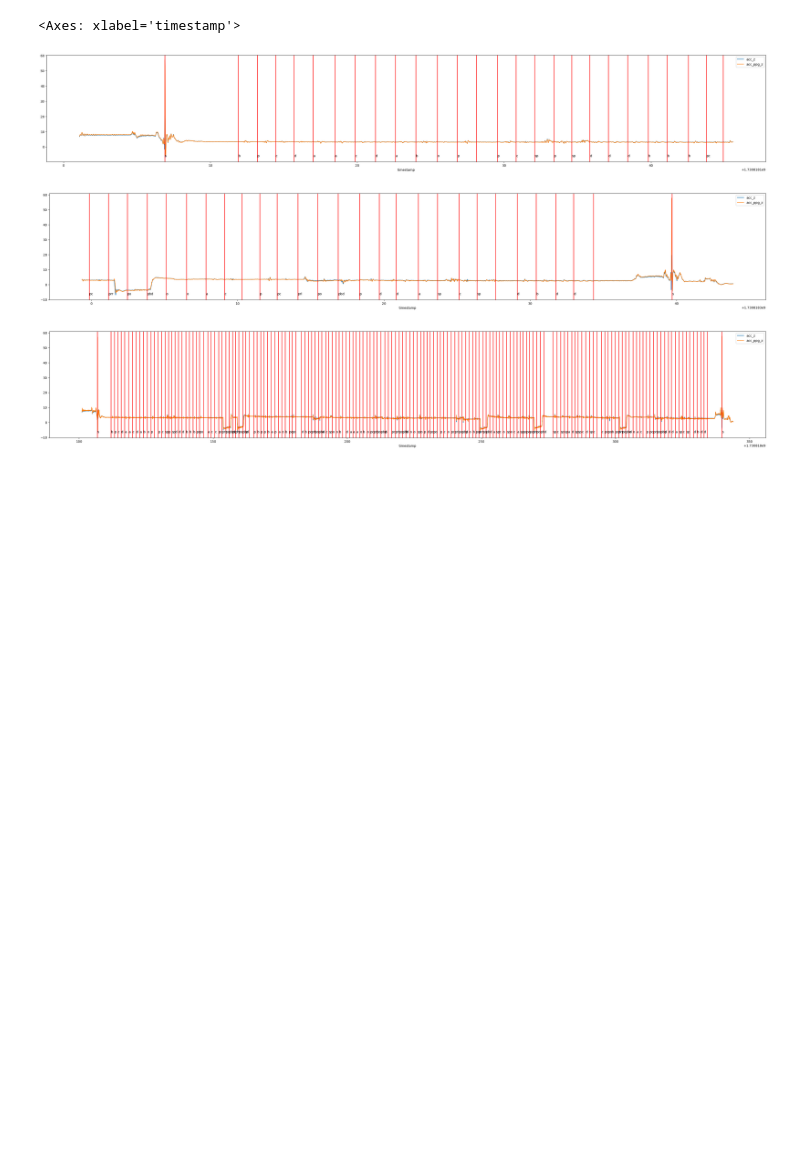
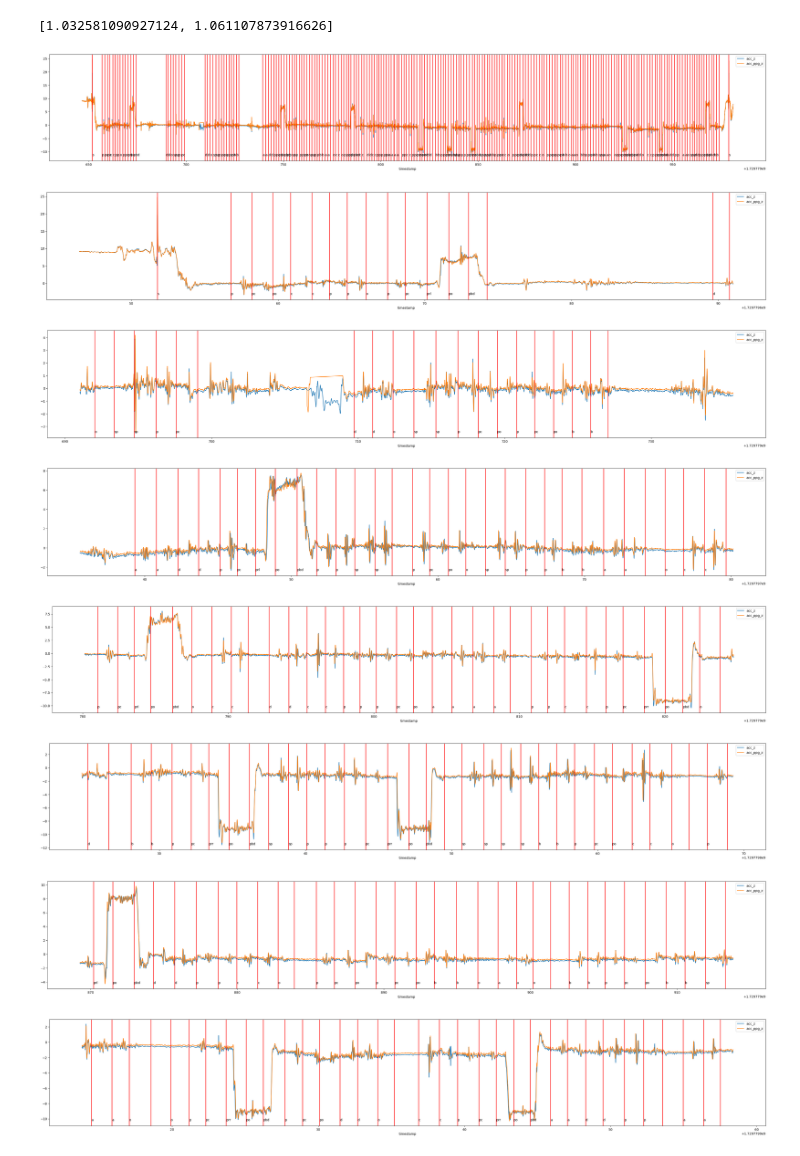
Before and after one commit to larshaupt/WristPPG, a Jupyter notebook: scripts/process_data.ipynb, the cells around one changed output. Drawn from its saved outputs; the diff is of its cells as text; code cells hidden in the pictures; blank space fills up the shorter version.

```diff
--- a/scripts/process_data.ipynb
+++ b/scripts/process_data.ipynb
@@ -377,7 +435,7 @@ df_imu_re.interpolate(method='quadratic', inplace=True, assume_sorted=False)
 df_imu_re = df_imu_re.reindex(df_ppg.index).dropna()
 df_ppg_re = df_ppg.reindex(df_imu_re.index)
 # %%
-calibration_peaks_imu = find_peaks((df_imu_re["acc_z"] - df_imu_re["acc_z"].mean()).abs(), height=10, prominence=5, distance=100)[0]
-calibration_peaks_ppg = find_peaks((df_ppg_re["acc_ppg_z"] - df_ppg_re["acc_ppg_z"].mean()).abs(), height=10, prominence=5, distance=100)[0]
+calibration_peaks_imu = find_peaks((df_imu_re["acc_z"] - df_imu_re["acc_z"].mean()).abs(), height=10, prominence=6, distance=80)[0]
+calibration_peaks_ppg = find_peaks((df_ppg_re["acc_ppg_z"] - df_ppg_re["acc_ppg_z"].mean()).abs(), height=10, prominence=6, distance=80)[0]
 calibration_peaks_ppg, calibration_peaks_imu
 # %% [output]
@@ -386,6 +444,8 @@ calibration_peaks_ppg, calibration_peaks_imu
 # %%
 # plot acc_ppg_z with peaks
-df_ppg_re.plot(y=["acc_ppg_z"])
-plt.plot(df_ppg_re.iloc[calibration_peaks_ppg]["acc_ppg_z"], "ro")
+fig, ax = plt.subplots(1, figsize=(35,5))
+df_ppg_re.plot(y=["acc_ppg_z"], ax=ax)
+
+ax.plot(df_ppg_re.iloc[calibration_peaks_ppg]["acc_ppg_z"], "ro")
 print(calibration_peaks_ppg, df_ppg_re.iloc[calibration_peaks_ppg]["acc_ppg_z"])
 # %% [output]
@@ -397,7 +462,10 @@ Name: acc_ppg_z, dtype: float64
 # %%
 start_peak_id = 0
 end_peak_id = -1
-align_with = ['start']
+align_with = [
+            'start',
+            'end'
+              ]
 # %%
 ppg_length = df_ppg_re.iloc[calibration_peaks_ppg[start_peak_id]].name - df_ppg_re.iloc[calibration_peaks_ppg[end_peak_id]].name
 label_length = labels[labels["label"] == "s"]["start_time"].diff().iloc[-1]
@@ -412,12 +480,14 @@ if 'start' in align_with:
     time_diff.append(df_ppg_re.iloc[calibration_peaks_ppg[start_peak_id]].name - labels_calibration_start_time)
 if 'end' in align_with:
     time_diff.append(df_ppg_re.iloc[calibration_peaks_ppg[end_peak_id]].name - labels_calibration_end_time)
+print(time_diff)
 time_diff = np.mean(time_diff)
+
 labels_re = labels.copy()
 labels_re[["start_time", "end_time"]] = labels[["start_time", "end_time"]] + time_diff
 
 
-if index < 12 and not index == 8:
+if index <= 12 and not index == 8:
 
     for i, row in labels_re.iterrows():
         if row["label"] == "s":
@@ -425,28 +495,34 @@ if index < 12 and not index == 8:
         previous_end_time = labels_re.iloc[i-1]["end_time"]
         start_time = max(row["start_time"] - 1.4, previous_end_time+0.1)
         labels_re.at[i, "start_time"] = start_time
+# %% [output]
+[1.032581090927124, 1.061107873916626]
 # %%
 df_all = pd.concat([df_imu_re, df_ppg_re], axis=1)
 # %%
 
 def plot_with_labels(df ,labels):
     fig, ax = plt.subplots(figsize=(40, 6))
     df.plot(ax=ax)
     df_min = df.min().min() if isinstance(df, pd.DataFrame) else df.min()
     x_range = [df.index[0], df.index[-1]]
     for index, row in labels.iterrows():
         if row["start_time"] < x_range[0] or row["end_time"] > x_range[1]:
             continue
         ax.axvline(x=row["start_time"], color='r')
         ax.axvline(x=row["end_time"], color='r')
         ax.text(row["start_time"] , df_min, row["label"], rotation=0)
     return ax
 
-plot_with_labels(df_all[["acc_z", "acc_ppg_z"]].iloc[:5000], labels_re)
-plot_with_labels(df_all[["acc_z", "acc_ppg_z"]].iloc[-5000:], labels_re)
 plot_with_labels(df_all[["acc_z", "acc_ppg_z"]], labels_re)
+for i in range(0, len(df_all), 5000):
+    plot_with_labels(df_all[["acc_z", "acc_ppg_z"]].iloc[i:i+5000], labels_re)
 # %% [output]
-<Axes: xlabel='timestamp'>
-[figure, old version]
+[figure, new version]
-[figure, old version]
+[figure, new version]
-[figure, old version]
+[figure, new version]
+[figure, added]
+[figure, added]
+[figure, added]
+[figure, added]
+[figure, added]
```
Also changed, not shown: parts of 27 cells of this notebook, 2 other files.
